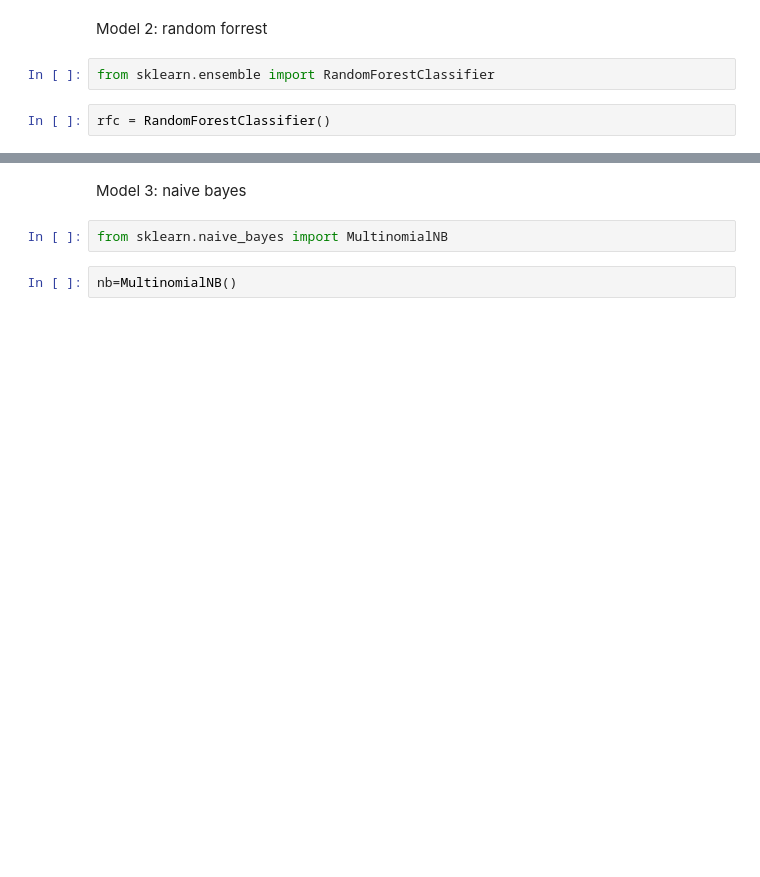
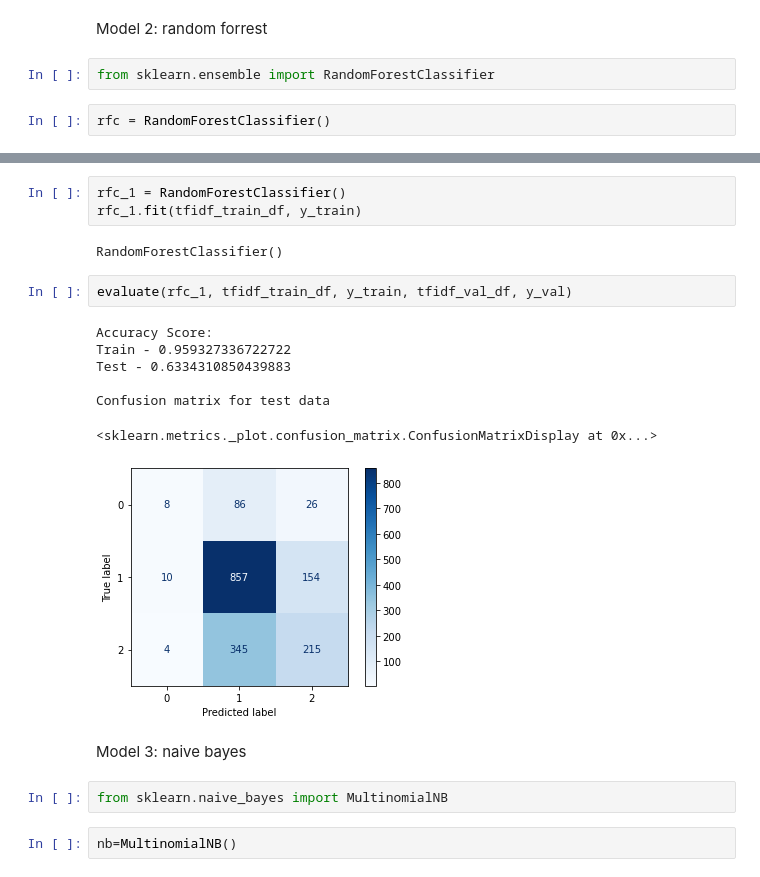
Before and after one commit to ElyLin/SentimentAnalysisProject, a Jupyter notebook: notebooks/Ely/EDA-Ely.ipynb, the cells around one changed output, grey strips where cells are left out. Saved outputs shown, nothing was run; the diff lists cells and outputs as text; blank space fills up the shorter version.

```diff
--- a/notebooks/Ely/EDA-Ely.ipynb
+++ b/notebooks/Ely/EDA-Ely.ipynb
@@ -473,6 +488,21 @@ Test - 0.6469208211143695
 Confusion matrix for test data
 <sklearn.metrics._plot.confusion_matrix.ConfusionMatrixDisplay at 0x...>
 [figure]
+# %%
+rfc_1 = RandomForestClassifier()
+rfc_1.fit(tfidf_train_df, y_train)
+# %% [output]
+RandomForestClassifier()
+# %%
+evaluate(rfc_1, tfidf_train_df, y_train, tfidf_val_df, y_val)
+# %% [output]
+Accuracy Score:
+Train - 0.959327336722722
+Test - 0.6334310850439883
+
+Confusion matrix for test data
+<sklearn.metrics._plot.confusion_matrix.ConfusionMatrixDisplay at 0x...>
+[figure, added]
 # %% [markdown]
 Model 3: naive bayes
 # %%
```
Also changed, not shown: parts of 7 cells of this notebook, 1 other file.
